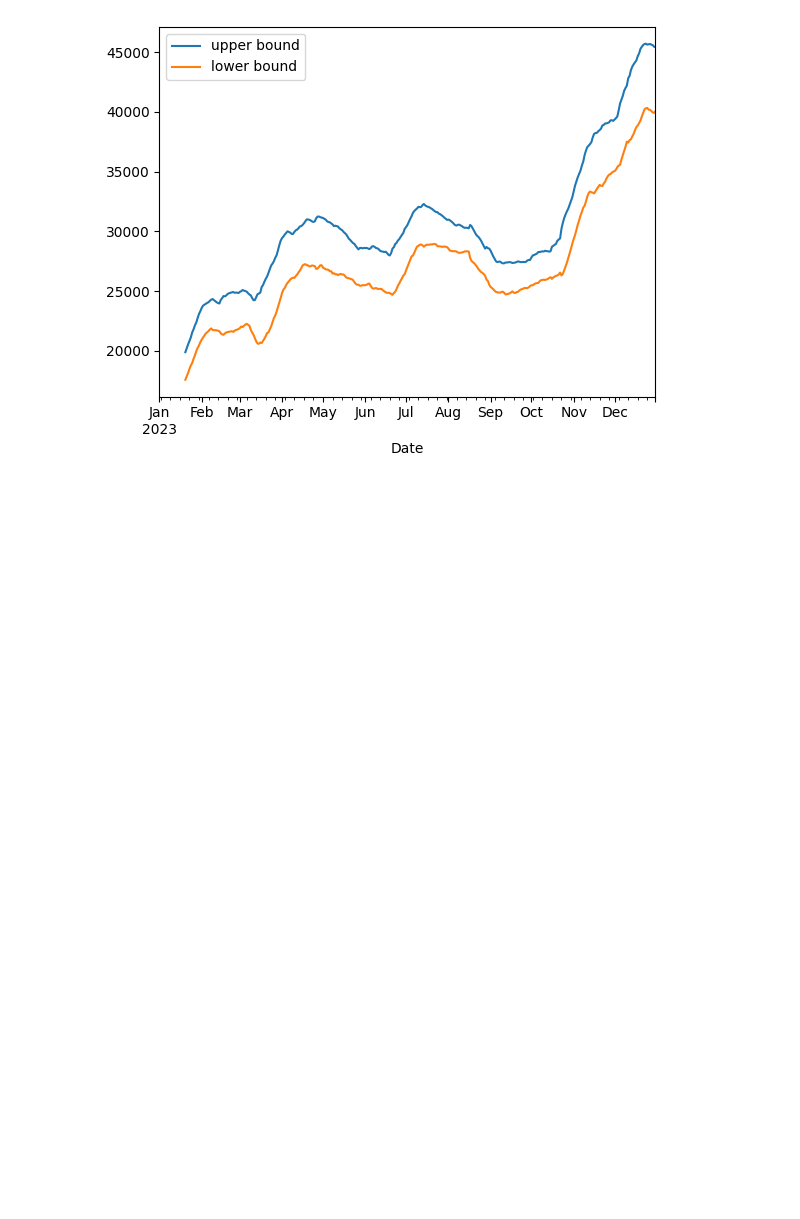
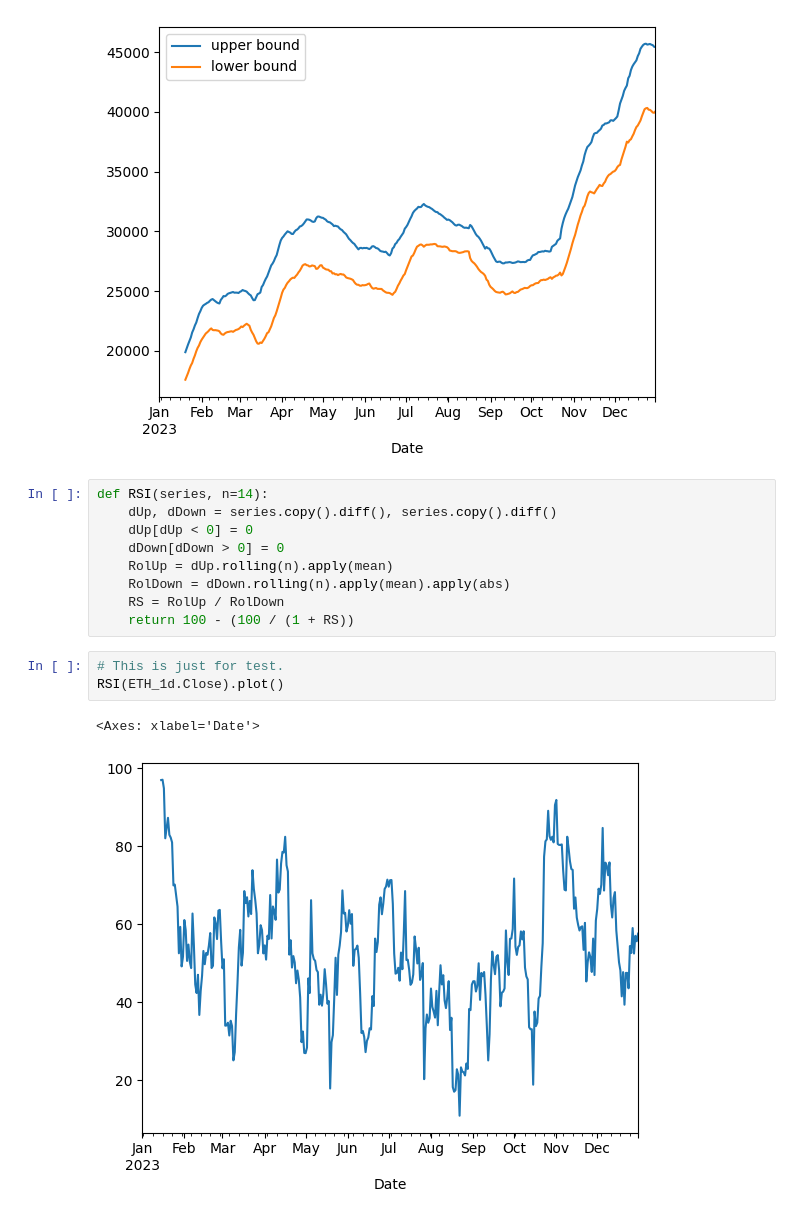
Before and after one commit to K-T-P/Trading-Algorithms-Course, a Jupyter notebook: HW3/HW3.ipynb, the cells around one changed output. Cells and saved outputs as stored; diff of their text form; blank space fills up the shorter version.

```diff
--- a/HW3/HW3.ipynb
+++ b/HW3/HW3.ipynb
@@ -133,3 +133,18 @@ KeltnerChannel(BTC_1d).plot()
 # %% [output]
 <Axes: xlabel='Date'>
 [figure]
+# %%
+def RSI(series, n=14):
+    dUp, dDown = series.copy().diff(), series.copy().diff()
+    dUp[dUp < 0] = 0
+    dDown[dDown > 0] = 0
+    RolUp = dUp.rolling(n).apply(mean)
+    RolDown = dDown.rolling(n).apply(mean).apply(abs)
+    RS = RolUp / RolDown
+    return 100 - (100 / (1 + RS))
+# %%
+# This is just for test.
+RSI(ETH_1d.Close).plot()
+# %% [output]
+<Axes: xlabel='Date'>
+[figure, added]
```
Also changed, not shown: parts of 3 cells of this notebook.
